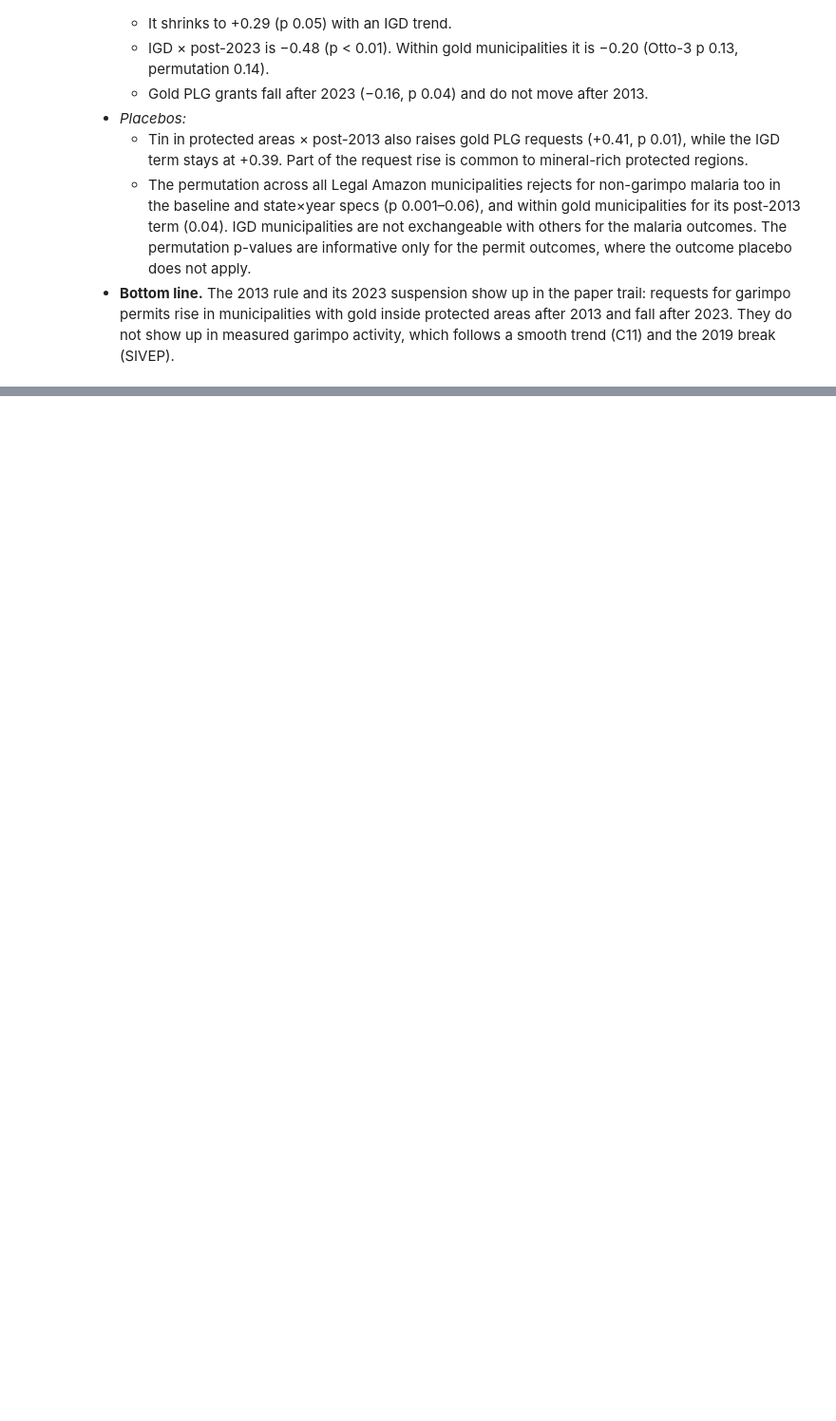
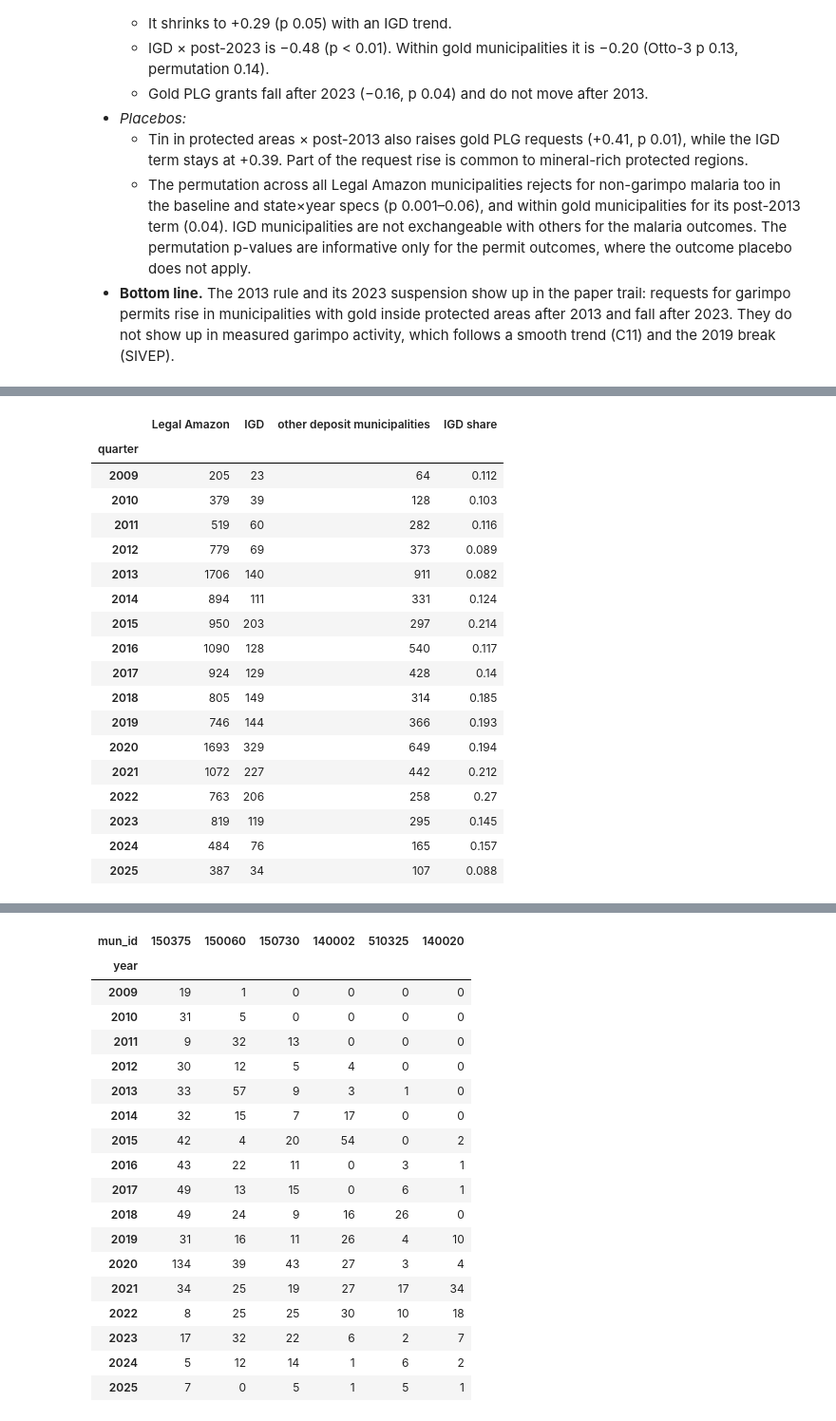
Before and after one commit to felixschulz385/river-pollution-brazil, a Jupyter notebook: output/notebooks/garimpo/03_laundering.ipynb, the cells around one changed output, grey strips where cells are left out. Shown at 95% size. Cells and saved outputs as stored; diff of their text form; code cells hidden in the pictures; blank space fills up the shorter version.

```diff
--- a/output/notebooks/garimpo/03_laundering.ipynb
+++ b/output/notebooks/garimpo/03_laundering.ipynb
@@ -473,0 +487,40 @@ as lead 1 predicts.
+# %%
+quarterly = L.quarterly_requests(frame)
+exposed = quarterly[L.IGD] > 0
+gold = (quarterly[L.DEPOSITS] > 0) & ~exposed
+counts = pd.DataFrame({
+    "Legal Amazon": quarterly.groupby("quarter")["plg_requests_gold"].sum(),
+    "IGD": quarterly[exposed].groupby("quarter")["plg_requests_gold"].sum(),
+    "other deposit municipalities": quarterly[gold].groupby("quarter")["plg_requests_gold"].sum(),
+})
+counts["IGD share"] = counts["IGD"] / counts["Legal Amazon"]
+counts.to_csv(OUT / "requests_quarterly.csv")
+yearly = counts.drop(columns="IGD share").groupby(counts.index.year).sum()
+yearly["IGD share"] = yearly["IGD"] / yearly["Legal Amazon"]
+display(yearly.round(3))
+display(counts.loc["2012Q1":"2015Q4"].round(3).T)
+display(counts.loc["2022Q1":"2024Q4"].round(3).T)
+by_municipality = (quarterly[exposed].assign(year=lambda f: f["quarter"].dt.year)
+                   .pivot_table(index="year", columns="mun_id", values="plg_requests_gold", aggfunc="sum"))
+top = by_municipality.sum().sort_values(ascending=False).index[:6]
+display(by_municipality[top].loc[2009:])
+# %% [output]
+|  | Legal Amazon | IGD | other deposit municipalities | IGD share |
+| quarter |  |  |  |  |
+| 2009 | 205 | 23 | 64 | 0.112 |
+| 2010 | 379 | 39 | 128 | 0.103 |
+| 2011 | 519 | 60 | 282 | 0.116 |
+| 2012 | 779 | 69 | 373 | 0.089 |
+| 2013 | 1706 | 140 | 911 | 0.082 |
+| 2014 | 894 | 111 | 331 | 0.124 |
+| 2015 | 950 | 203 | 297 | 0.214 |
+| 2016 | 1090 | 128 | 540 | 0.117 |
+| 2017 | 924 | 129 | 428 | 0.14 |
+| 2018 | 805 | 149 | 314 | 0.185 |
+| 2019 | 746 | 144 | 366 | 0.193 |
+| 2020 | 1693 | 329 | 649 | 0.194 |
+| 2021 | 1072 | 227 | 442 | 0.212 |
+| 2022 | 763 | 206 | 258 | 0.27 |
+| 2023 | 819 | 119 | 295 | 0.145 |
+| 2024 | 484 | 76 | 165 | 0.157 |
+| 2025 | 387 | 34 | 107 | 0.088 |
@@ -473,0 +537,19 @@ as lead 1 predicts.
+| mun_id | 150375 | 150060 | 150730 | 140002 | 510325 | 140020 |
+| year |  |  |  |  |  |  |
+| 2009 | 19 | 1 | 0 | 0 | 0 | 0 |
+| 2010 | 31 | 5 | 0 | 0 | 0 | 0 |
+| 2011 | 9 | 32 | 13 | 0 | 0 | 0 |
+| 2012 | 30 | 12 | 5 | 4 | 0 | 0 |
+| 2013 | 33 | 57 | 9 | 3 | 1 | 0 |
+| 2014 | 32 | 15 | 7 | 17 | 0 | 0 |
+| 2015 | 42 | 4 | 20 | 54 | 0 | 2 |
+| 2016 | 43 | 22 | 11 | 0 | 3 | 1 |
+| 2017 | 49 | 13 | 15 | 0 | 6 | 1 |
+| 2018 | 49 | 24 | 9 | 16 | 26 | 0 |
+| 2019 | 31 | 16 | 11 | 26 | 4 | 10 |
+| 2020 | 134 | 39 | 43 | 27 | 3 | 4 |
+| 2021 | 34 | 25 | 19 | 27 | 17 | 34 |
+| 2022 | 8 | 25 | 25 | 30 | 10 | 18 |
+| 2023 | 17 | 32 | 22 | 6 | 2 | 7 |
+| 2024 | 5 | 12 | 14 | 1 | 6 | 2 |
+| 2025 | 7 | 0 | 5 | 1 | 5 | 1 |
```
Also changed, not shown: parts of 5 cells of this notebook, 4 other files.
